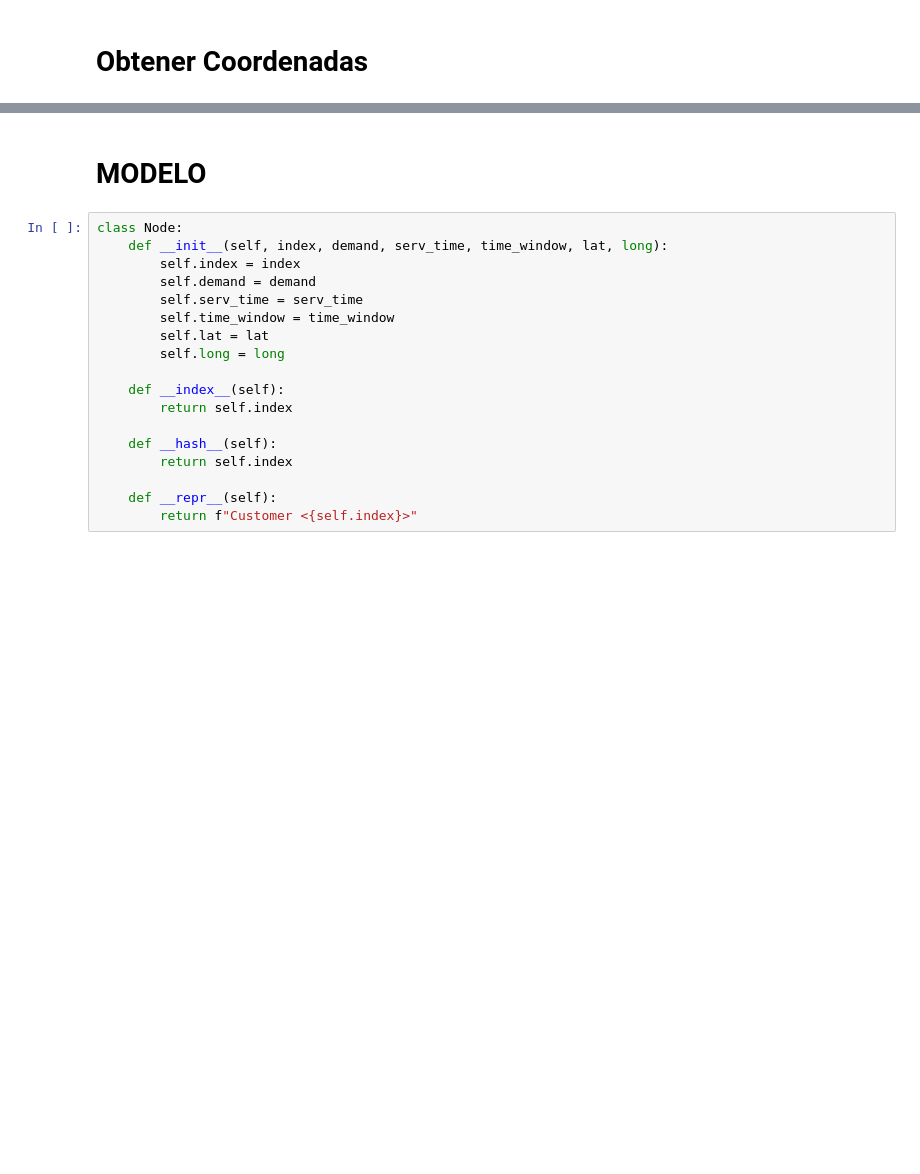
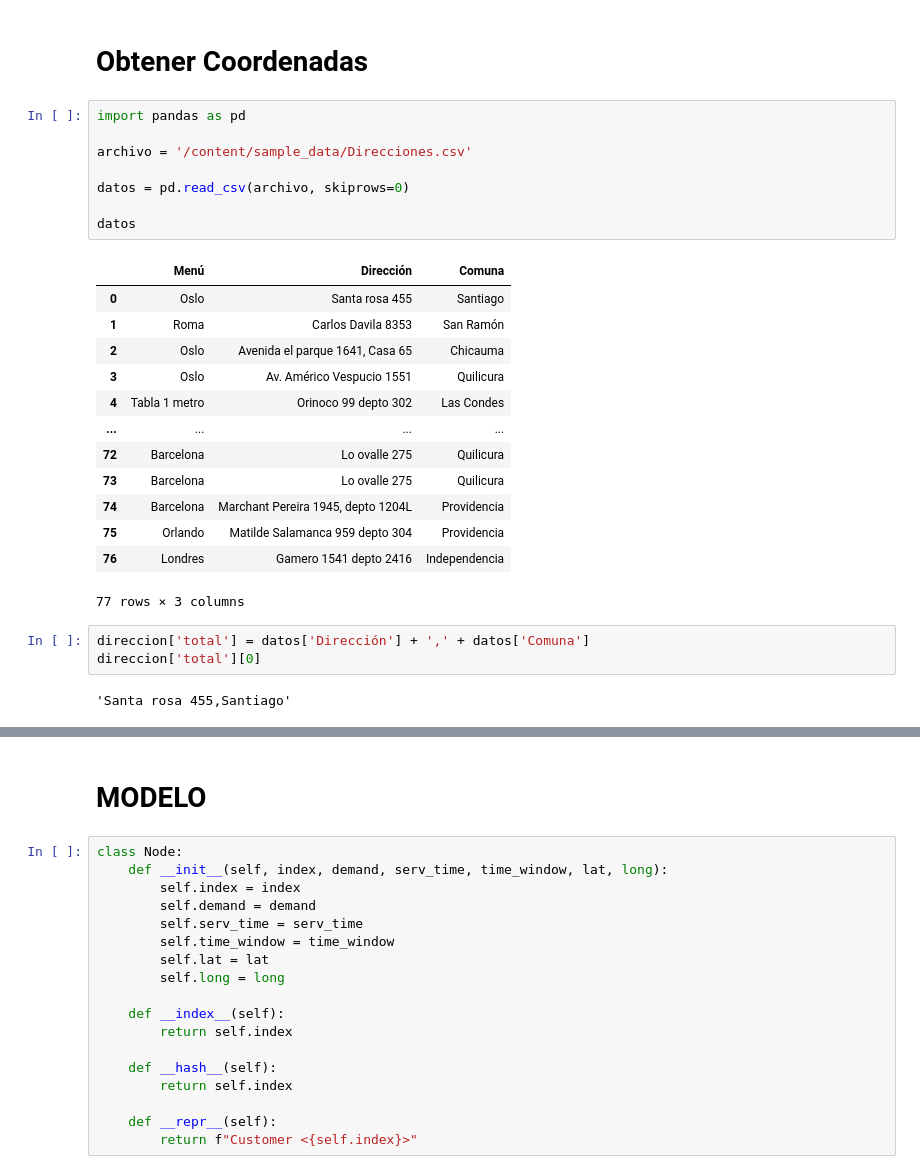
Before and after one commit to DemonBrain/VRPTW, a Jupyter notebook: VRPTW.ipynb, the cells around one changed output, grey strips where cells are left out. Cells and saved outputs as stored; diff of their text form; blank space fills up the shorter version.

```diff
--- a/VRPTW.ipynb
+++ b/VRPTW.ipynb
@@ -1,5 +1,32 @@
 # %% [markdown]
 # **Obtener** **Coordenadas**
+# %%
+import pandas as pd
+
+archivo = '/content/sample_data/Direcciones.csv'
+
+datos = pd.read_csv(archivo, skiprows=0)
+
+datos
+# %% [output]
+|  | Menú | Dirección | Comuna |
+| 0 | Oslo | Santa rosa 455 | Santiago |
+| 1 | Roma | Carlos Davila 8353 | San Ramón |
+| 2 | Oslo | Avenida el parque 1641, Casa 65 | Chicauma |
+| 3 | Oslo | Av. Américo Vespucio 1551 | Quilicura |
+| 4 | Tabla 1 metro | Orinoco 99 depto 302 | Las Condes |
+| ... | ... | ... | ... |
+| 72 | Barcelona | Lo ovalle 275 | Quilicura |
+| 73 | Barcelona | Lo ovalle 275 | Quilicura |
+| 74 | Barcelona | Marchant Pereira 1945, depto 1204L | Providencia |
+| 75 | Orlando | Matilde Salamanca 959 depto 304 | Providencia |
+| 76 | Londres | Gamero 1541 depto 2416 | Independencia |
+77 rows × 3 columns
+# %%
+direccion['total'] = datos['Dirección'] + ',' + datos['Comuna']
+direccion['total'][0]
+# %% [output]
+'Santa rosa 455,Santiago'
 # %%
 from geopy import Bing
 
```
Also changed, not shown: parts of 1 cell of this notebook.
